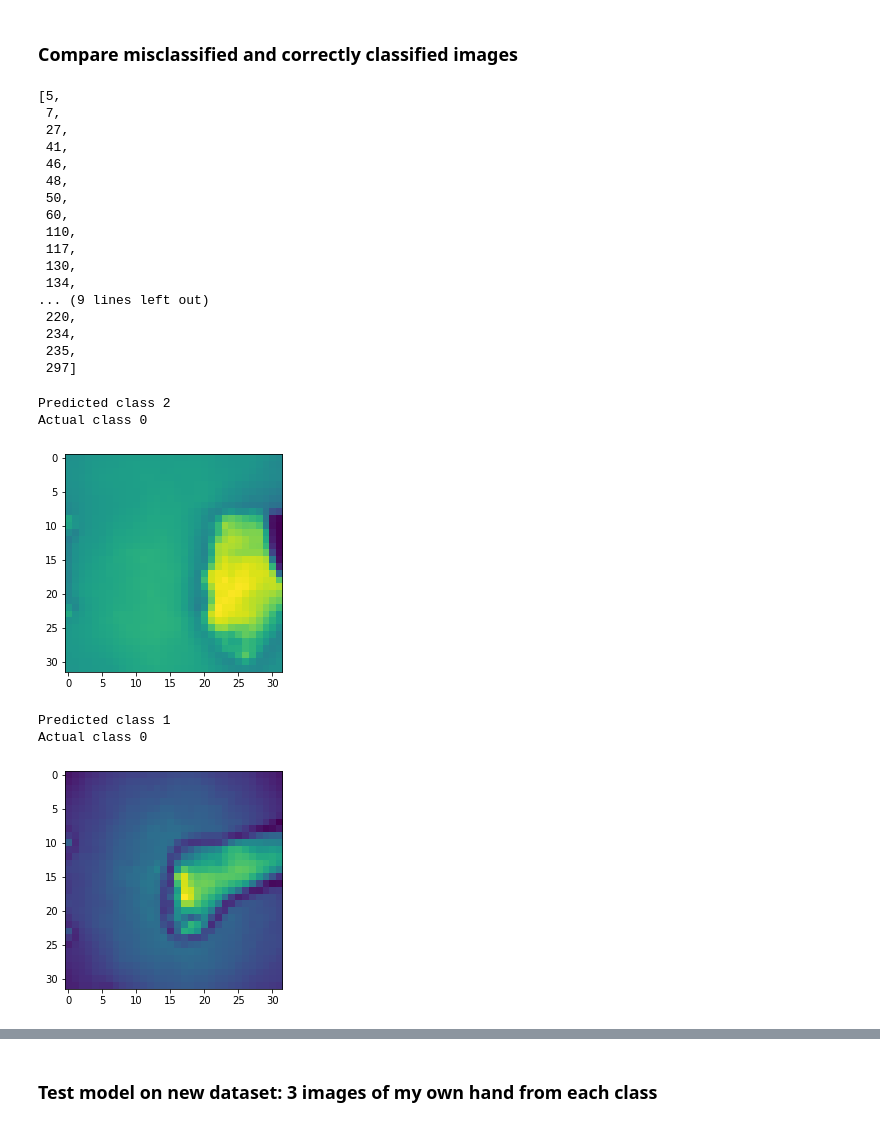
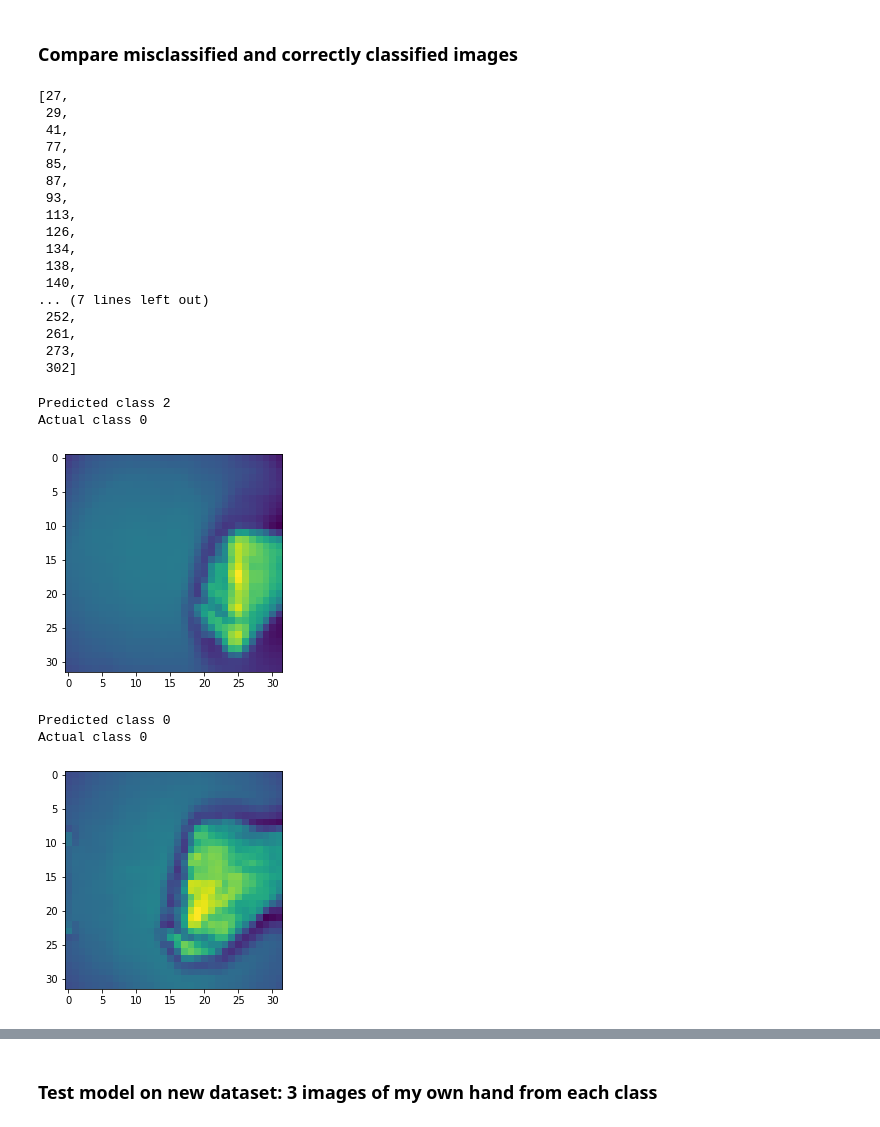
Before and after one commit to YiteWang/STAT542Group10, a Jupyter notebook: MidtermSVM.ipynb, the cells around one changed output, grey strips where cells are left out. Cells and saved outputs as stored; diff of their text form; code cells hidden in the pictures.

```diff
--- a/MidtermSVM.ipynb
+++ b/MidtermSVM.ipynb
@@ -881,3 +861,5 @@ test_score(svm.SVC(C=0.1, kernel='linear').fit(x_train, y_train))
     accuracy                           0.75       329
    macro avg       0.76      0.75      0.75       329
 weighted avg       0.76      0.75      0.75       329
+# %%
+train_score(svm.SVC(C=1, kernel='linear').fit(x_train, y_train))
@@ -975,44 +983,46 @@ array([0, 0, 0, 0, 0, 2, 0, 1, 0, 0, 0, 0, 0, 0, 0, 0, 0, 0, 0, 0, 0, 0,
 # %% [markdown]
 ### Compare misclassified and correctly classified images
 # %%
+best_model = svm.SVC(kernel='rbf', gamma=0.1, C=10).fit(x_train, y_train)
+pred_test = best_model.predict(x_test)
 missclassified_indices = []
-for i in range(0,y_val.size):
-    if y_val[i] != y_pred_val[i]:
+for i in range(0,y_test.size):
+    if y_test[i] != pred_test[i]:
         missclassified_indices.append(i)
 # %%
 missclassified_indices
 # %% [output]
-[5,
- 7,
- 27,
+[27,
+ 29,
  41,
- 46,
- 48,
- 50,
- 60,
- 110,
- 117,
- 130,
+ 77,
+ 85,
+ 87,
+ 93,
+ 113,
+ 126,
  134,
-... (9 lines left out)
- 220,
- 234,
- 235,
- 297]
+ 138,
+ 140,
+... (7 lines left out)
+ 252,
+ 261,
+ 273,
+ 302]
 # %%
-plt.imshow(np.reshape(np.array(x_val.T[5]), (32, 32)))
-print("Predicted class",y_pred_val[5])
-print("Actual class",y_val[5])
+plt.imshow(np.reshape(np.array(x_test.T[77]), (32, 32)))
+print("Predicted class",pred_test[77])
+print("Actual class",y_test[77])
 # %% [output]
 Predicted class 2
 Actual class 0
-[figure, old version]
+[figure, new version]
 # %%
-plt.imshow(np.reshape(np.array(x_val.T[7]), (32, 32)))
-print("Predicted class",y_pred_val[7])
-print("Actual class",y_val[7])
+plt.imshow(np.reshape(np.array(x_test.T[78]), (32, 32)))
+print("Predicted class",pred_test[78])
+print("Actual class",y_test[78])
 # %% [output]
-Predicted class 1
+Predicted class 0
 Actual class 0
-[figure, old version]
+[figure, new version]
 # %%
```
Also changed, not shown: parts of 76 cells of this notebook.
